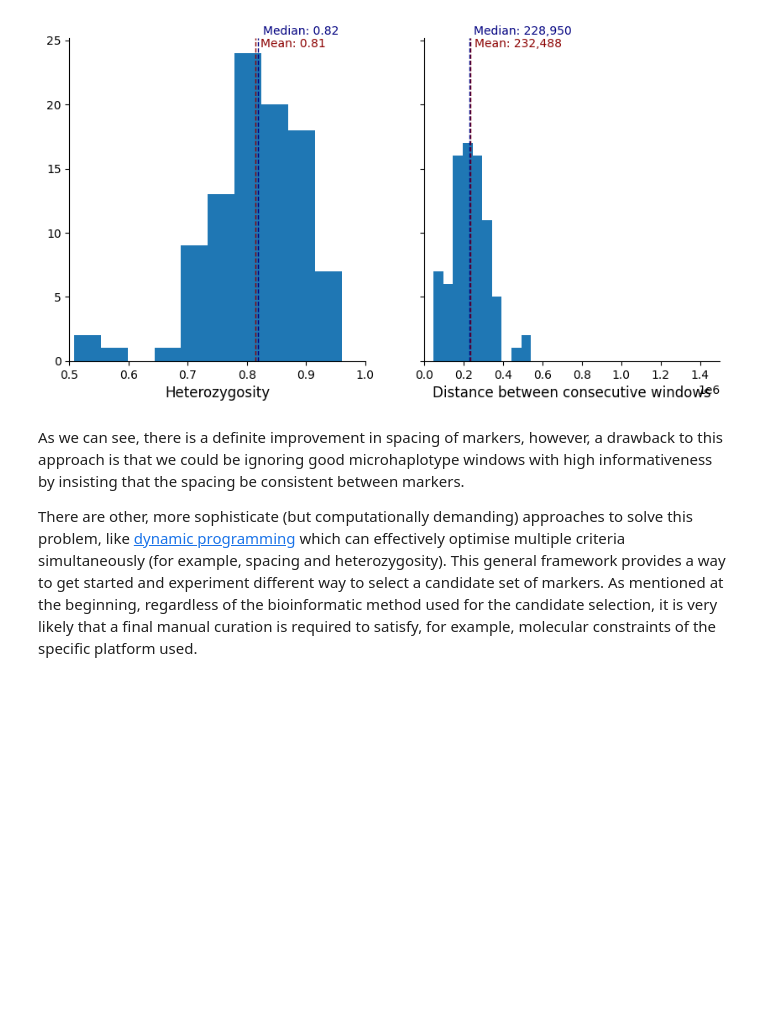
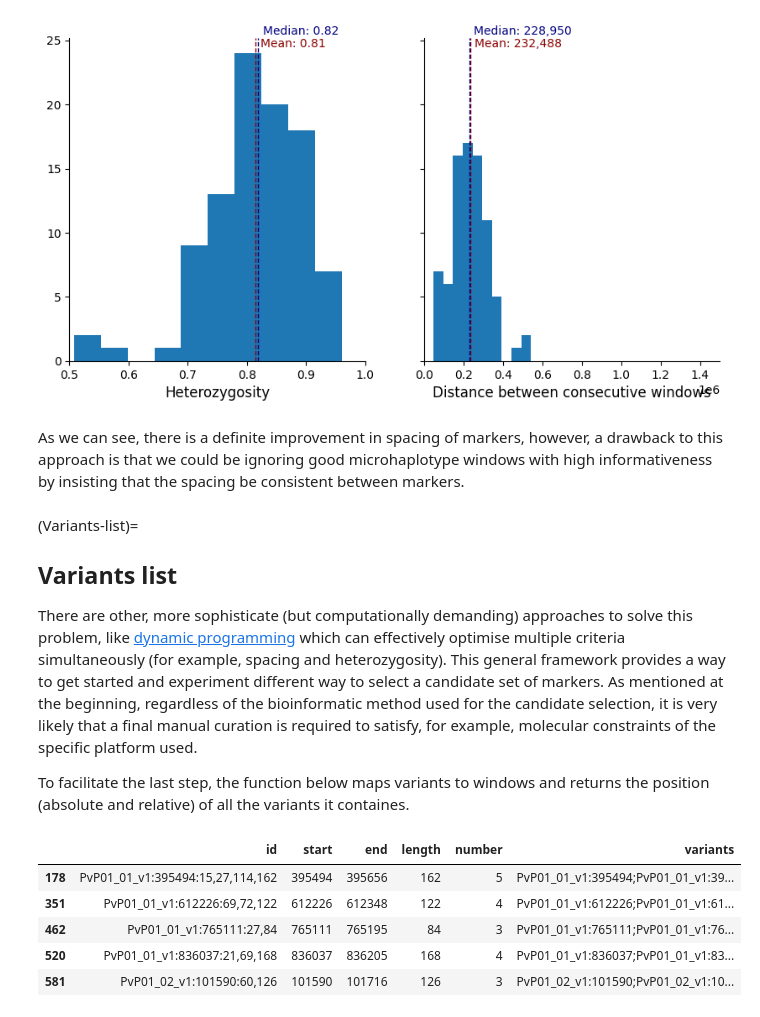
Before and after one commit to svsiegel/vivax-mhaps, a Jupyter notebook: docs/_sources/selection.ipynb, the cells around one changed output. Drawn from its saved outputs; the diff is of its cells as text; code cells hidden in the pictures; blank space fills up the shorter version.

```diff
--- a/docs/_sources/selection.ipynb
+++ b/docs/_sources/selection.ipynb
@@ -101,0 +94,3 @@ pv_core.head()
+# %%
+variant_coords = pd.read_csv("../precomputed/variants_selected.tsv", sep="\t")
+variant_coords.head()
@@ -486,7 +512,55 @@ plot_markers(windows_subset.loc[even_muhap_list], pv_regions.sort_values(["chrom
 plot_panel_stats(windows_subset.loc[even_muhap_list])
 # %% [output]
 [figure]
+# %% [markdown]
+As we can see, there is a definite improvement in spacing of markers, however, a drawback to this approach is that we could be ignoring good microhaplotype windows with high informativeness by insisting that the spacing be consistent between markers.
 # %% [markdown]
-As we can see, there is a definite improvement in spacing of markers, however, a drawback to this approach is that we could be ignoring good microhaplotype windows with high informativeness by insisting that the spacing be consistent between markers.
+(Variants-list)=
+## Variants list
 
 There are other, more sophisticate (but computationally demanding) approaches to solve this problem, like [dynamic programming](https://en.wikipedia.org/wiki/Dynamic_programming) which can effectively optimise multiple criteria simultaneously (for example, spacing and heterozygosity). This general framework provides a way to get started and experiment different way to select a candidate set of markers. As mentioned at the beginning, regardless of the bioinformatic method used for the candidate selection, it is very likely that a final manual curation is required to satisfy, for example, molecular constraints of the specific platform used.
+
+To facilitate the last step, the function below maps variants to windows and returns the position (absolute and relative) of all the variants it containes.
+# %%
+def win_to_variants(windows, variants):
+
+    # Intialise output dataframe
+    df = pd.DataFrame(columns=["id","start","end","length","number","variants"])
+
+    for idx, win in windows.iterrows(): # For each selected window
+        # Find all variants that fall within the window
+        var_idx = np.where((variants["variant_chrom"] == win["chrom"]) &
+                           (variants["variant_position"].between(win["window_start"],win["window_end"])))[0]
+
+        n_var = len(var_idx)
+        # Throw an error in case the number of variants found doesn't match the expectation
+        assert n_var==win["variant_counts"], "Unexpected number of variants - are all files in sync?"
+
+        # The microhpalotype unique ID will have the following format:
+        # <crhomosome>:<position of variant #1>:[<position of variant #2 relative to #1>, ...]
+        relative_pos = variants.loc[var_idx[1:]]["variant_position"] - variants.loc[var_idx[0]]["variant_position"]
+        mhap_id = f'{":".join(str(x) for x in variant_coords.loc[var_idx[0]])}:{",".join(str(x) for x in relative_pos)}'
+
+        mhap_start = variants.loc[var_idx[0]]["variant_position"]
+        mhap_end = variants.loc[var_idx[-1]]["variant_position"]
+        mhap_length = mhap_end - mhap_start
+
+        # For convenience, also include the absolute position of all variants in the window
+        var_list=[]
+        for v in var_idx:
+            var_list += [":".join(str(x) for x in variant_coords.loc[v])]
+
+        # Add a new row to the dataframe. The index matches the one in the 'windows' dataframe, useful for merging
+        df.loc[idx] = {"id":mhap_id, "start":mhap_start, "end":mhap_end, "length":mhap_length,
+                       "number":n_var, "variants":";".join(var_list)}
+
+    return df
+# %%
+win_to_variants(windows_subset.loc[even_muhap_list], variant_coords).head()
+# %% [output]
+|  | id | start | end | length | number | variants |
+| 178 | PvP01_01_v1:395494:15,27,114,162 | 395494 | 395656 | 162 | 5 | PvP01_01_v1:395494;PvP01_01_v1:39... |
+| 351 | PvP01_01_v1:612226:69,72,122 | 612226 | 612348 | 122 | 4 | PvP01_01_v1:612226;PvP01_01_v1:61... |
+| 462 | PvP01_01_v1:765111:27,84 | 765111 | 765195 | 84 | 3 | PvP01_01_v1:765111;PvP01_01_v1:76... |
+| 520 | PvP01_01_v1:836037:21,69,168 | 836037 | 836205 | 168 | 4 | PvP01_01_v1:836037;PvP01_01_v1:83... |
+| 581 | PvP01_02_v1:101590:60,126 | 101590 | 101716 | 126 | 3 | PvP01_02_v1:101590;PvP01_02_v1:10... |
```
Also changed, not shown: parts of 18 cells of this notebook, 9 other files.
